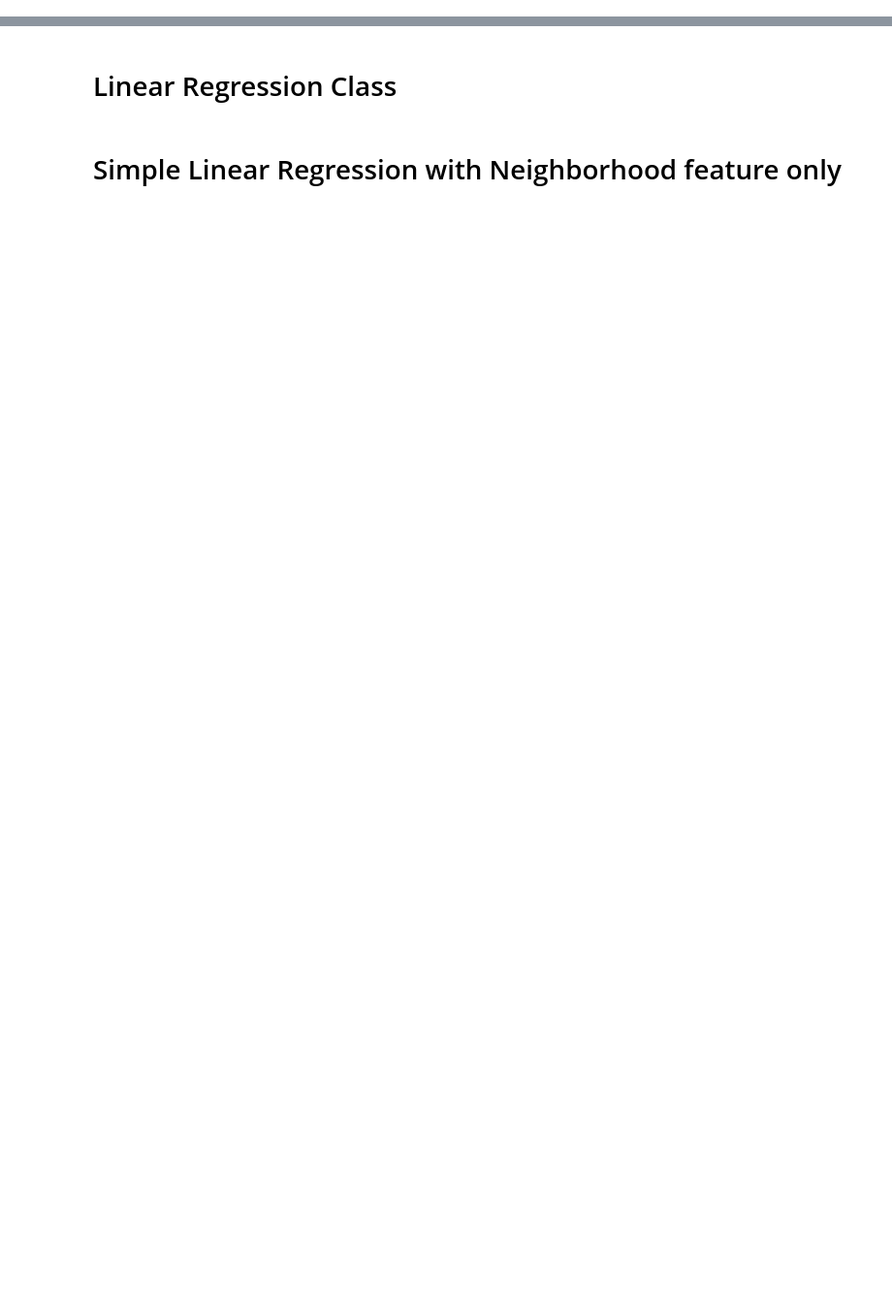
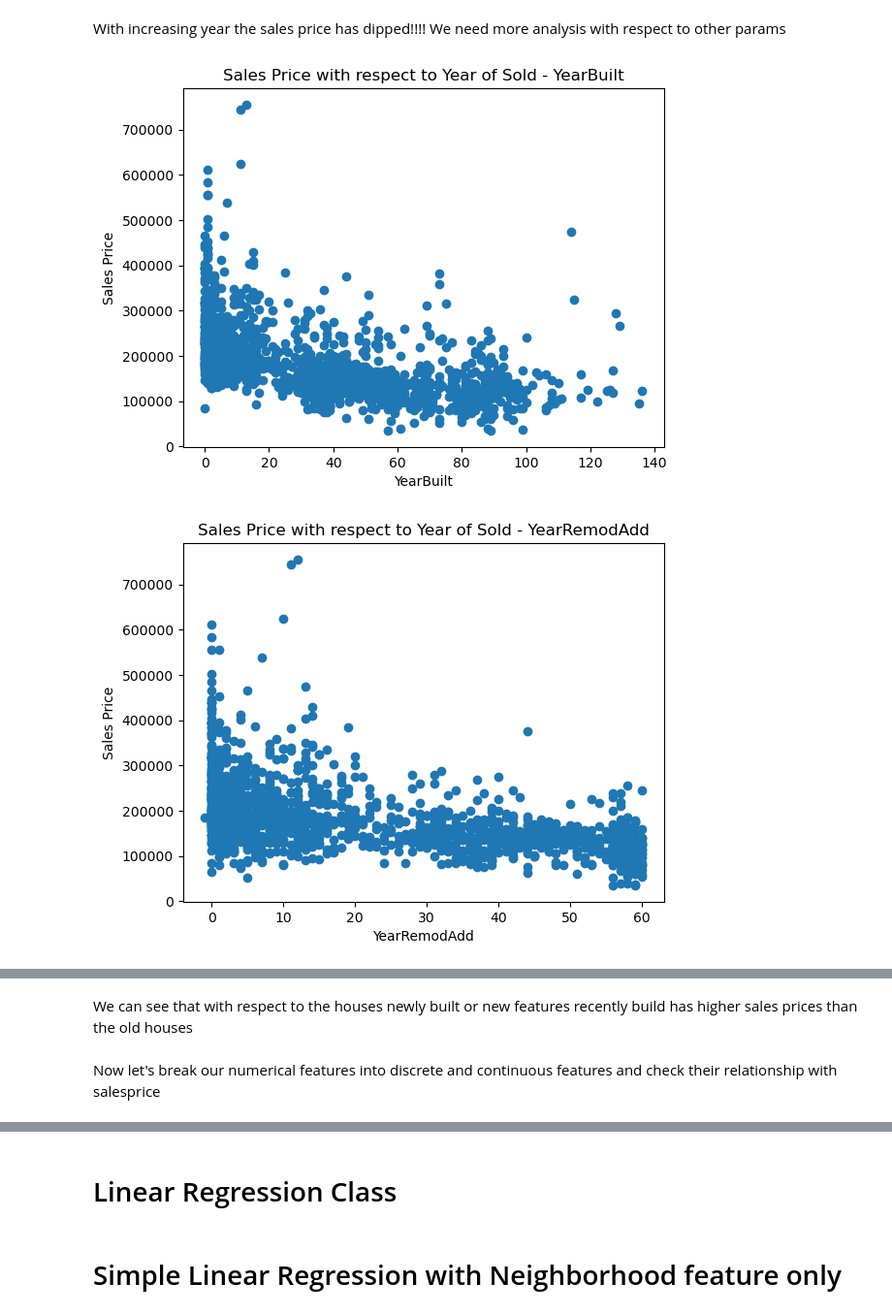
Before and after one commit to Sahadat31/Linear_regression_scratch, a Jupyter notebook: House_Price_Prediction.ipynb, the cells around one changed output, grey strips where cells are left out. Shown at 97% size. Cells and saved outputs as stored; diff of their text form; code cells hidden in the pictures; blank space fills up the shorter version.

```diff
--- a/House_Price_Prediction.ipynb
+++ b/House_Price_Prediction.ipynb
@@ -19,0 +124,3 @@ df.info()
+# %%
+numerical_feat = [feat for feat in df.columns if df[feat].dtype != 'O']
+categorical_feat = [feat for feat in df.columns if df[feat].dtype == 'O']
@@ -19,0 +149,3 @@ df.info()
+# %%
+year_feat = [y for y in numerical_feat if 'Year' in y or 'Yr' in y]
+df[year_feat].head()
@@ -19,0 +167,16 @@ df.info()
+# %% [markdown]
+With increasing year the sales price has dipped!!!!
+We need more analysis with respect to other params
+# %%
+for yr in year_feat:
+    data = df.copy()
+    if yr != 'YrSold':
+        data[yr] = data['YrSold']-data[yr]
+        plt.scatter(data[yr],data['SalePrice'])
+        plt.xlabel(yr)
+        plt.ylabel('Sales Price')
+        plt.title(f'Sales Price with respect to Year of Sold - {yr}')
+        plt.show()
+# %% [output]
+[figure, added]
+[figure, added]
@@ -19,0 +184,4 @@ df.info()
+# %% [markdown]
+We can see that with respect to the houses newly built or new features recently build has higher sales prices than the old houses
+# %% [markdown]
+Now let's break our numerical features into discrete and continuous features and check their relationship with salesprice
```
Also changed, not shown: parts of 26 cells of this notebook.
